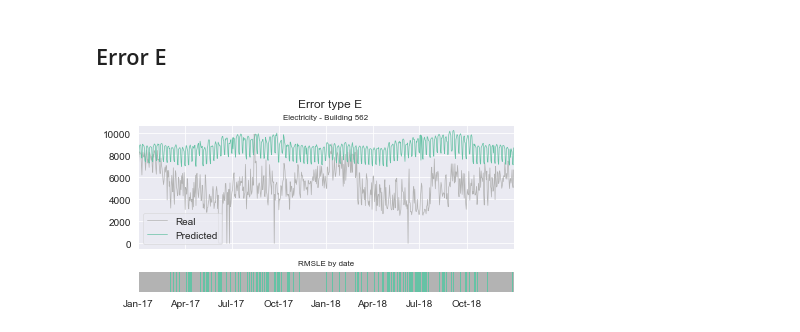
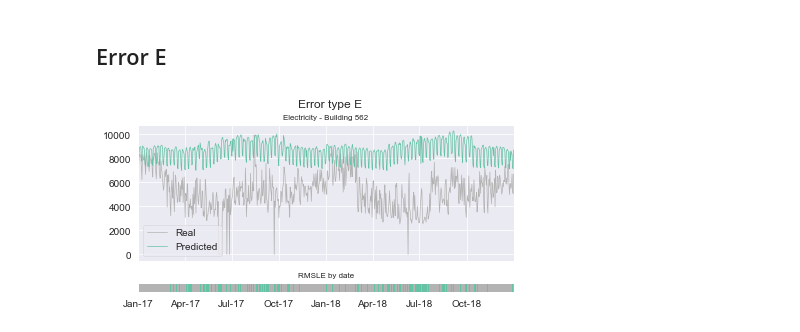
Before and after one commit to buds-lab/ashrae-great-energy-predictor-3-error-analysis, a Jupyter notebook: notebooks/06_plots-examples.ipynb, the cells around one changed output. Saved outputs shown, nothing was run; the diff lists cells and outputs as text; code cells hidden in the pictures.

```diff
--- a/notebooks/06_plots-examples.ipynb
+++ b/notebooks/06_plots-examples.ipynb
@@ -375,7 +375,7 @@ error_name = "E"
 bdg = 562
 color_normal = cmap_orig[7]
 color = cmap_orig[0]
-ratios = [3,0.5]
+ratios = [3,0.2]
 
 #Create figure canvas
 fig, axes = plt.subplots(2, 1, sharex = True, sharey=False, figsize=(6,3), gridspec_kw = {"height_ratios": ratios})
@@ -413,31 +413,31 @@ temp.set_index("timestamp",inplace=True)
 temp = temp.resample('24H').sum().reset_index()
 
 ax = axes[0]
 sns.lineplot(data=temp, x="timestamp",y="meter_reading", ax=ax, color=color_normal, linewidth = 0.7)
 sns.lineplot(data=temp, x="timestamp",y="submission", ax=ax, color=color, linewidth = 0.7)
 ax.set_xlim([dt.date(2017, 1, 1), dt.date(2018, 12, 31)])
 ax.set_ylabel("")
 ax.set_title(f"Electricity - Building {bdg}",fontsize=8)
 ax.legend(labels=['Real','Predicted'], loc = "lower left")
 
 # ERROR HEATMAP
 # Get the data
 y = np.linspace(0, 1, 2)
 x = pd.date_range(start='2017-01-01', end='2019-01-01')
 temp1 = df[df.building_id==bdg].set_index("building_id")
 # Error heatmap Plot
 ax = axes[-1]
 cmap = ListedColormap([color_normal, color, color, color])
 qmesh = ax.pcolormesh(x, y, temp1, cmap=cmap, rasterized=True)
 ax.set_xlim([dt.date(2017, 1, 1), dt.date(2018, 12, 31)])
 ax.xaxis.set_major_formatter(mdates.DateFormatter('%b-%y'))
 ax.set_title(f"RMSLE by date",fontsize=8)
 ax.set_yticklabels([])
 
 # Figure parameters
 plt.tight_layout()
 fig.suptitle(f"Error type {error_name}", y = 1.015, x = 0.55, fontsize=12)
 fig.savefig(path_fig + f"error{error_name}_example.pdf", dpi=150, bbox_inches="tight")
 fig.savefig(path_fig + f"error{error_name}_example.png", dpi=150, bbox_inches="tight")
 # %% [output]
-[figure, old version]
+[figure, new version]
```
Also changed, not shown: parts of 2 cells of this notebook, 8 other files.
